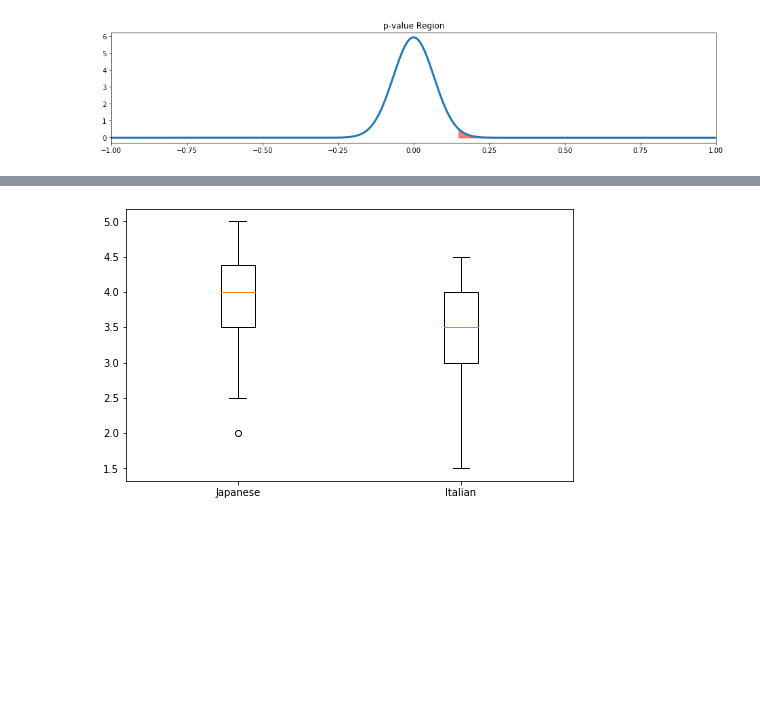
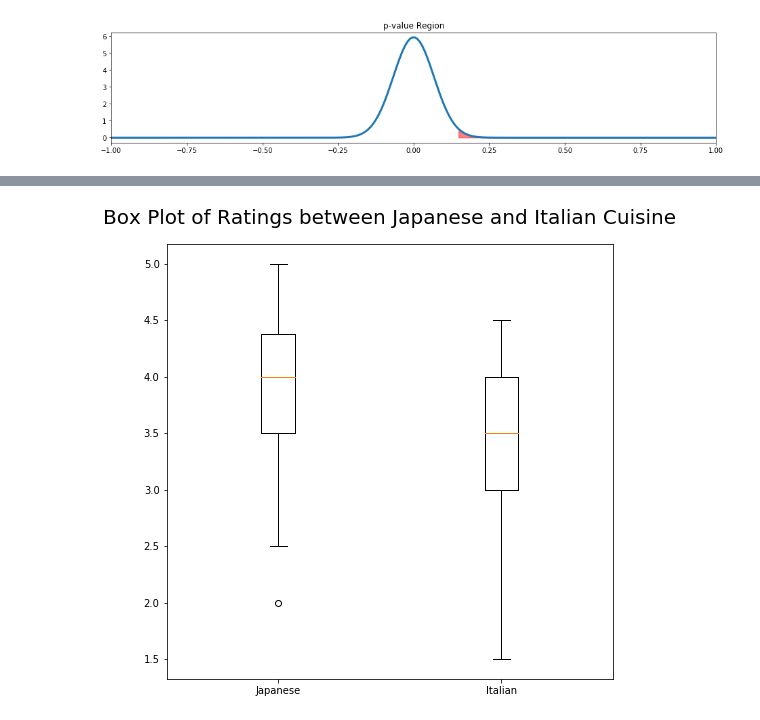
Before and after one commit to yueweng/restaurant-reviews, a Jupyter notebook: project.ipynb, the cells around one changed output, grey strips where cells are left out. Cells and saved outputs as stored; diff of their text form; code cells hidden in the pictures; blank space fills up the shorter version.

Commit message:
add scatter and box plot

```diff
--- a/project.ipynb
+++ b/project.ipynb
@@ -2014,9 +2014,11 @@ fig.savefig('images/scatter_plot.png')
 # %%
-fig, ax = plt.subplots(1, figsize=(8, 5))
+fig, ax = plt.subplots(1, figsize=(8, 8))
 ax.boxplot([jap_50, it_50])
+
+ax.set_title('Box Plot of Ratings between Japanese and Italian Cuisine', fontsize=20, pad = 20)
 ax.set_xticks([1,2])
 ax.set_xticklabels(["Japanese", "Italian"])
 
-fig.savefig('images/box_plot.png')
+fig.savefig('images/box_plot.png', bbox_inches = "tight")
 # %% [output]
-[figure, old version]
+[figure, new version]
```
Also changed, not shown: parts of 3 cells of this notebook, 6 other files.
